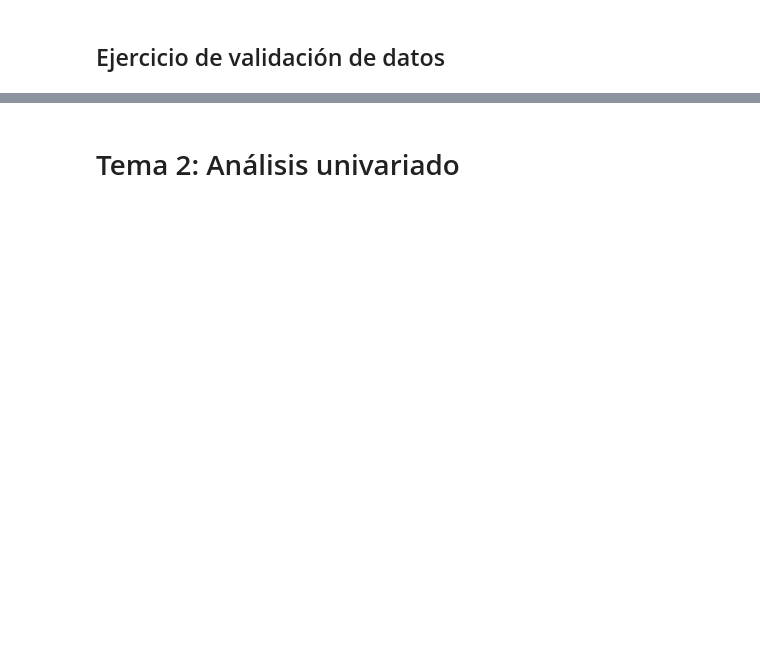
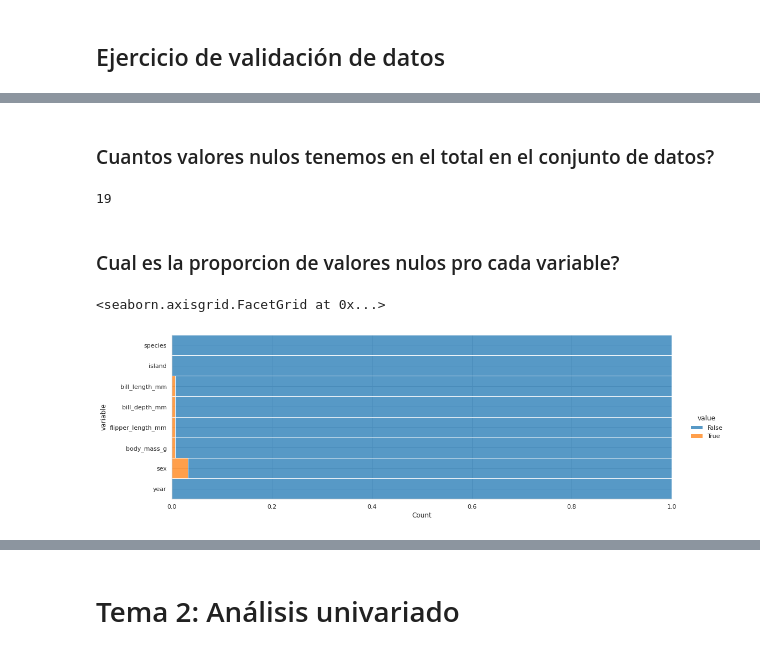
Before and after one commit to mazzaroli/EDA, a Jupyter notebook: article/notebook.ipynb, the cells around one changed output, grey strips where cells are left out. Cells and saved outputs as stored; diff of their text form; code cells hidden in the pictures; blank space fills up the shorter version.

```diff
--- a/article/notebook.ipynb
+++ b/article/notebook.ipynb
@@ -366,0 +498,33 @@ links de importacion de datos:
+# %% [markdown]
+### Cuantos valores nulos tenemos en el total en el conjunto de datos?
+# %%
+(
+    preprocess_penguins_df
+    .isnull()
+    .sum()
+    .sum()
+)
+# %% [output]
+19
+# %% [markdown]
+### Cual es la proporcion de valores nulos pro cada variable?
+# %%
+(
+    preprocess_penguins_df
+    .isnull()
+    .melt()
+    .pipe(
+        lambda df: (
+            sns.displot(
+                data=df,
+                y='variable',
+                hue='value',
+                multiple='fill',
+                aspect=3
+            )
+        )
+    )
+)
+# %% [output]
+<seaborn.axisgrid.FacetGrid at 0x...>
+[figure, added]
```
Also changed, not shown: parts of 53 cells of this notebook, 1 other file.
